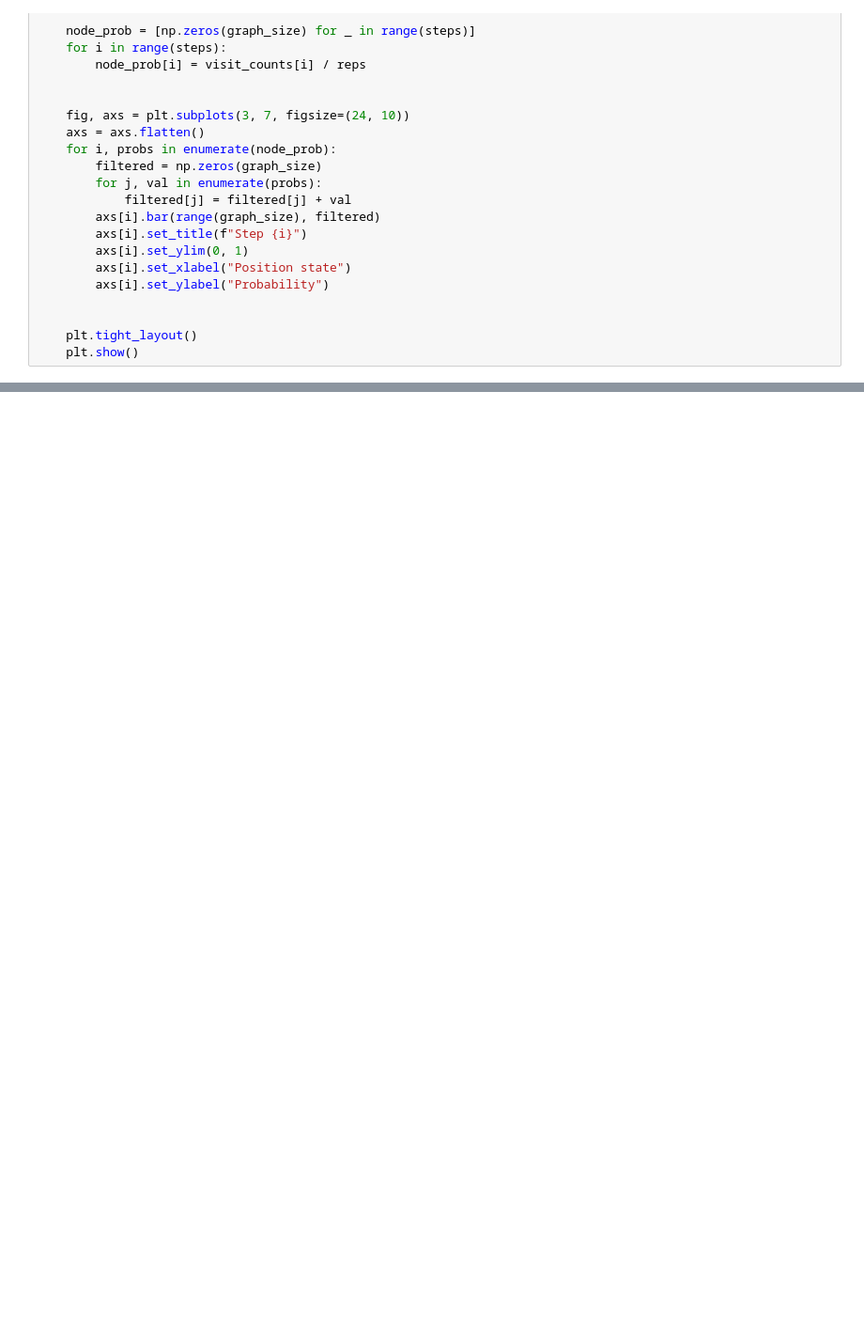
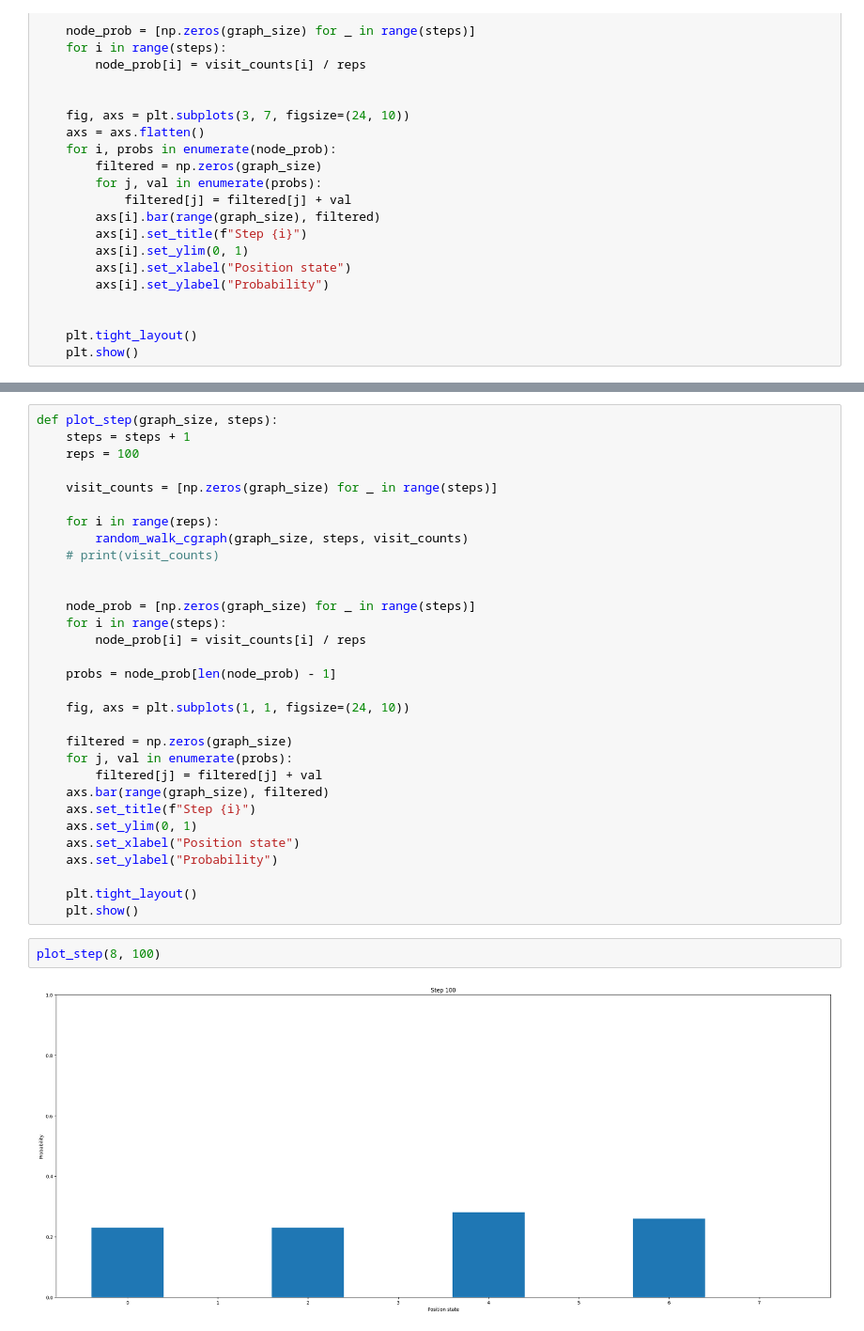
Before and after one commit to Toshihide-Sakao/DA150X-Qauntum-Szegedy-Walk, a Jupyter notebook: clasic_rwalk/crw_evol.ipynb, the cells around one changed output, grey strips where cells are left out. Shown at 94% size. Drawn from its saved outputs; the diff is of its cells as text; blank space fills up the shorter version.

Commit message:
added option to plot one specific

```diff
--- a/clasic_rwalk/crw_evol.ipynb
+++ b/clasic_rwalk/crw_evol.ipynb
@@ -54,0 +55,35 @@ plot_prob(8, 20)
+# %%
+def plot_step(graph_size, steps):
+    steps = steps + 1
+    reps = 100
+
+    visit_counts = [np.zeros(graph_size) for _ in range(steps)]
+
+    for i in range(reps):
+        random_walk_cgraph(graph_size, steps, visit_counts)
+    # print(visit_counts)
+
+
+    node_prob = [np.zeros(graph_size) for _ in range(steps)]
+    for i in range(steps):
+        node_prob[i] = visit_counts[i] / reps
+
+    probs = node_prob[len(node_prob) - 1]
+
+    fig, axs = plt.subplots(1, 1, figsize=(24, 10))
+
+    filtered = np.zeros(graph_size)
+    for j, val in enumerate(probs):
+        filtered[j] = filtered[j] + val
+    axs.bar(range(graph_size), filtered)
+    axs.set_title(f"Step {i}")
+    axs.set_ylim(0, 1)
+    axs.set_xlabel("Position state")
+    axs.set_ylabel("Probability")
+
+    plt.tight_layout()
+    plt.show()
+# %%
+plot_step(8, 100)
+# %% [output]
+[figure, added]
```
Also changed, not shown: parts of 1 cell of this notebook.
